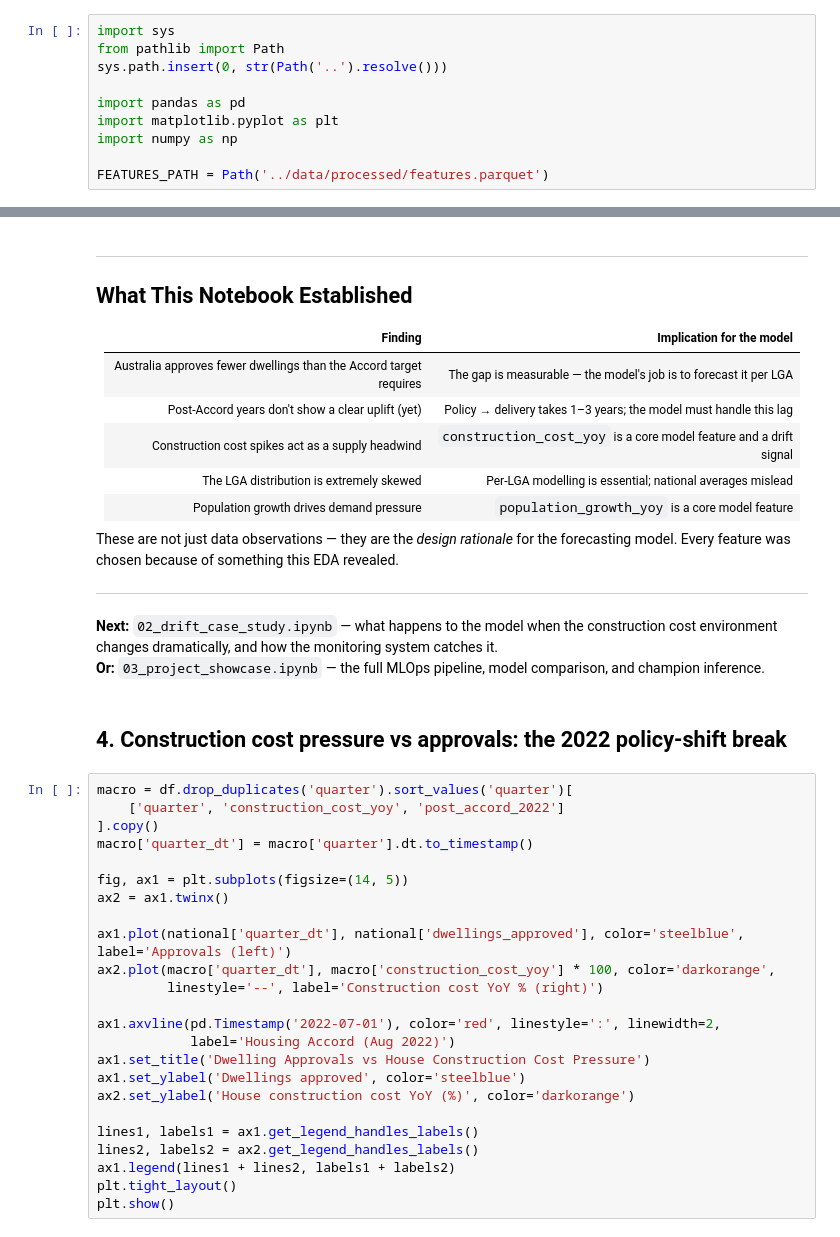
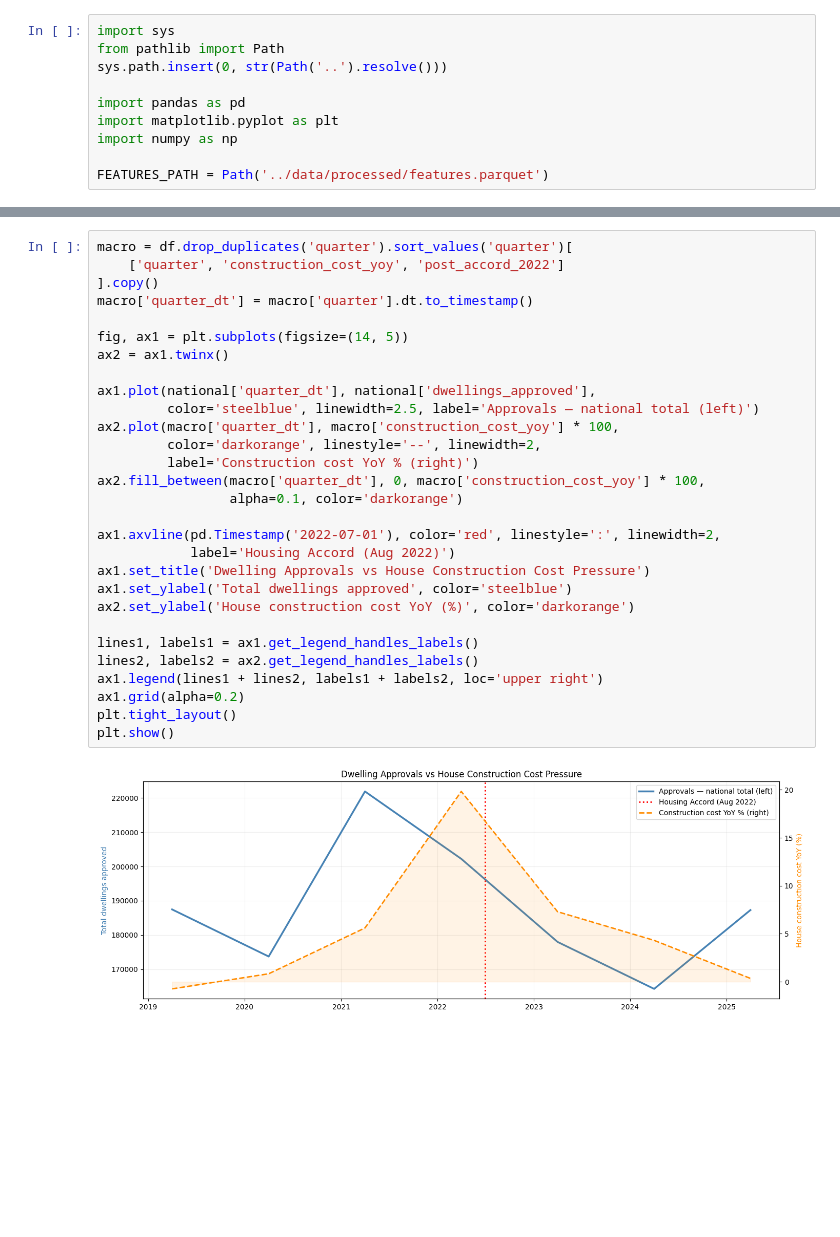
Before and after one commit to masoudraimi/Housing-Approval-Forecaster, a Jupyter notebook: notebooks/01_eda.ipynb, the cells around one changed output, grey strips where cells are left out. Saved outputs shown, nothing was run; the diff lists cells and outputs as text; blank space fills up the shorter version.

```diff
--- a/notebooks/01_eda.ipynb
+++ b/notebooks/01_eda.ipynb
@@ -130,45 +158,31 @@ plt.show()
-# %% [markdown]
----
-
-## What This Notebook Established
-
-| Finding | Implication for the model |
-|---|---|
-| Australia approves fewer dwellings than the Accord target requires | The gap is measurable — the model's job is to forecast it per LGA |
-| Post-Accord years don't show a clear uplift (yet) | Policy → delivery takes 1–3 years; the model must handle this lag |
-| Construction cost spikes act as a supply headwind | `construction_cost_yoy` is a core model feature and a drift signal |
-| The LGA distribution is extremely skewed | Per-LGA modelling is essential; national averages mislead |
-| Population growth drives demand pressure | `population_growth_yoy` is a core model feature |
-
-These are not just data observations — they are the *design rationale* for the forecasting model. Every feature was chosen because of something this EDA revealed.
-
----
-
-**Next:** `02_drift_case_study.ipynb` — what happens to the model when the construction cost environment changes dramatically, and how the monitoring system catches it.
-**Or:** `03_project_showcase.ipynb` — the full MLOps pipeline, model comparison, and champion inference.
-# %% [markdown]
-## 4. Construction cost pressure vs approvals: the 2022 policy-shift break
 # %%
 macro = df.drop_duplicates('quarter').sort_values('quarter')[
     ['quarter', 'construction_cost_yoy', 'post_accord_2022']
 ].copy()
 macro['quarter_dt'] = macro['quarter'].dt.to_timestamp()
 
 fig, ax1 = plt.subplots(figsize=(14, 5))
 ax2 = ax1.twinx()
 
-ax1.plot(national['quarter_dt'], national['dwellings_approved'], color='steelblue', label='Approvals (left)')
-ax2.plot(macro['quarter_dt'], macro['construction_cost_yoy'] * 100, color='darkorange',
-         linestyle='--', label='Construction cost YoY % (right)')
+ax1.plot(national['quarter_dt'], national['dwellings_approved'],
+         color='steelblue', linewidth=2.5, label='Approvals — national total (left)')
+ax2.plot(macro['quarter_dt'], macro['construction_cost_yoy'] * 100,
+         color='darkorange', linestyle='--', linewidth=2,
+         label='Construction cost YoY % (right)')
+ax2.fill_between(macro['quarter_dt'], 0, macro['construction_cost_yoy'] * 100,
+                 alpha=0.1, color='darkorange')
 
 ax1.axvline(pd.Timestamp('2022-07-01'), color='red', linestyle=':', linewidth=2,
             label='Housing Accord (Aug 2022)')
 ax1.set_title('Dwelling Approvals vs House Construction Cost Pressure')
-ax1.set_ylabel('Dwellings approved', color='steelblue')
+ax1.set_ylabel('Total dwellings approved', color='steelblue')
 ax2.set_ylabel('House construction cost YoY (%)', color='darkorange')
 
 lines1, labels1 = ax1.get_legend_handles_labels()
 lines2, labels2 = ax2.get_legend_handles_labels()
-ax1.legend(lines1 + lines2, labels1 + labels2)
+ax1.legend(lines1 + lines2, labels1 + labels2, loc='upper right')
+ax1.grid(alpha=0.2)
 plt.tight_layout()
 plt.show()
+# %% [output]
+[figure, added]
```
Also changed, not shown: parts of 21 cells of this notebook, 7 other files.
